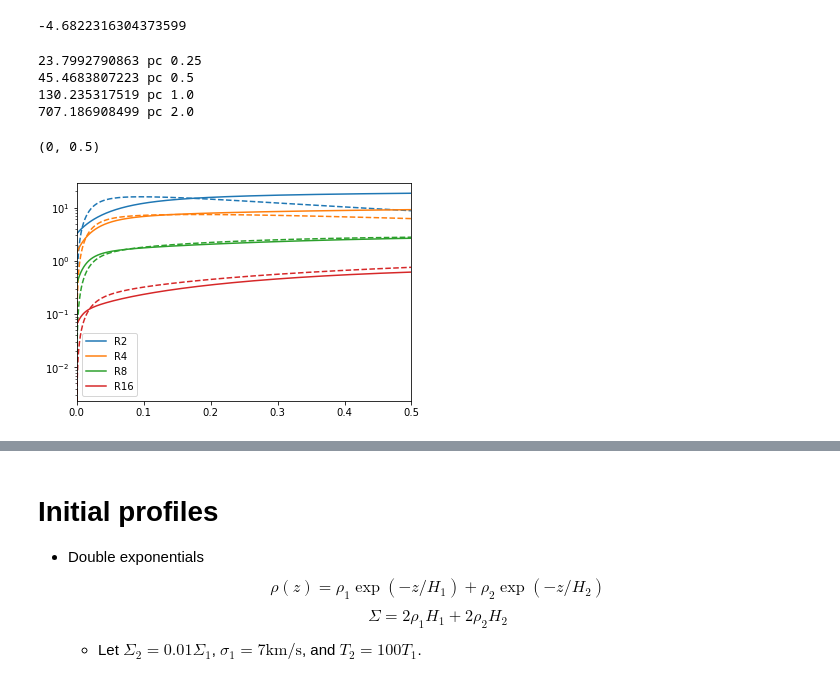
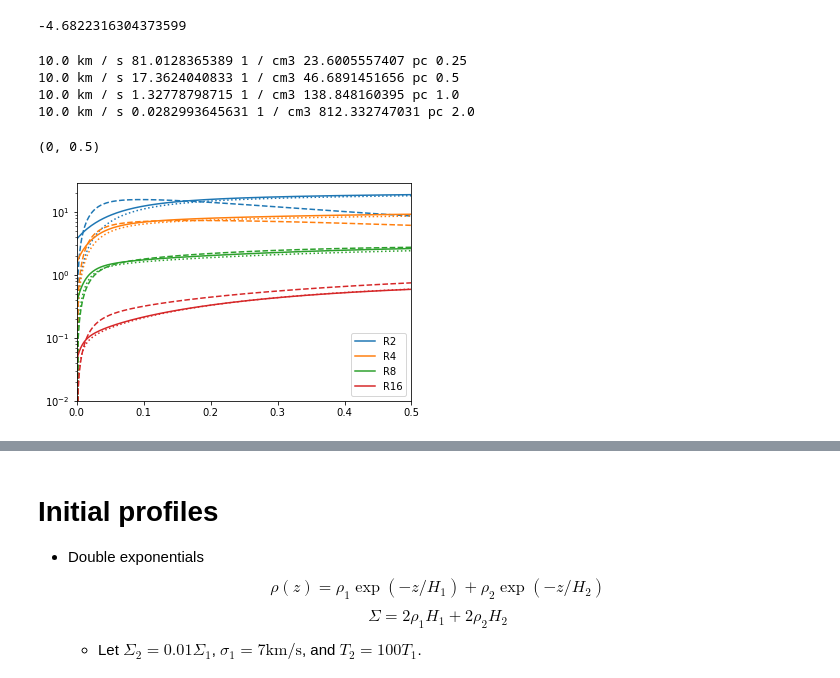
Before and after one commit to changgoo/pyathena, a Jupyter notebook: notebook/galaxy_model.ipynb, the cells around one changed output, grey strips where cells are left out. Saved outputs shown, nothing was run; the diff lists cells and outputs as text; code cells hidden in the pictures.

```diff
--- a/notebook/galaxy_model.ipynb
+++ b/notebook/galaxy_model.ipynb
@@ -106,9 +153,11 @@ Vgas1=np.sqrt(4*np.pi*c.G*Sigma_gas1*R_gas1*y1**2*(sp.iv(0,y1)*sp.kn(0,y1)-sp.iv
 Vgas2=np.sqrt(4*np.pi*c.G*Sigma_gas2*R_gas2*y2**2*(sp.iv(0,y2)*sp.kn(0,y2)-sp.iv(1,y2)*sp.kn(1,y2)))
 ystar=(R/2.0/R_star).cgs.value
 Vstar=np.sqrt(4*np.pi*c.G*Sigma_star0*R_star*ystar**2*(sp.iv(0,ystar)*sp.kn(0,ystar)-sp.iv(1,ystar)*sp.kn(1,ystar)))
-Vc=np.sqrt(Vnfw**2+Vgas1**2+Vgas2**2+Vstar**2)
+Vbulge=np.sqrt(c.G*Mb/R)
+Vc=np.sqrt(Vnfw**2+Vgas1**2+Vgas2**2+Vstar**2+Vbulge**2)
 plt.plot(R.to('kpc'),Vc.to('km/s'),label='total')
 plt.plot(R.to('kpc'),Vnfw.to('km/s'),label='dark matter')
+plt.plot(R.to('kpc'),Vbulge.to('km/s'),label='bulge')
 plt.plot(R.to('kpc'),Vgas.to('km/s'),label='gas')
 plt.plot(R.to('kpc'),Vstar.to('km/s'),label='star')
 plt.plot(8,28*8,'o')
@@ -168,13 +214,15 @@ print 4*np.pi*JFUV0.to('Lsun/pc^2')
 Sigma_FUV0=4*np.pi*JFUV0.to('Lsun/pc^2')
 kappad=1.e3*u.cm**2/u.g
 print kappad.to('pc^2/Msun')
-tauperp=(kappad*params['surf_gas']*c.M_sun/c.pc**2).cgs.value/np.exp(1)
+tauperp=(kappad*params['surf_gas']*c.M_sun/c.pc**2).cgs.value
 tau=np.linspace(0.1,20,1000)
 
 f=fslab(tauperp)
-print tauperp,f
+print tauperp
+print f
 print Sigma_FUV0/f
-params['surf_fuv0']=Sigma_FUV0/f
+print Sigma_FUV0*f[2]/f
+params['surf_fuv0']=Sigma_FUV0*f[2]/f
 plt.plot(tau,fslab(tau))
 plt.plot(tauperp,f,'o')
 plt.plot(tau,1/tau,ls=':')
@@ -217,0 +316,9 @@ R16 &   0.245 &   11.6 &      16 & 0.00142 &   0.00349 &       4.35 &      1.76
+# %%
+for l,p in model.T.iteritems():
+    prof=initial(p)
+    r=p['radius']
+    l,=plt.plot(z,-gdm(z*r*c.kpc,p).cgs)
+    plt.plot(z,-gdm2(z*r*c.kpc,p).cgs,color=l.get_color(),ls='--')
+    plt.plot(z,-gdm3(z*r*c.kpc,p).cgs,color=l.get_color(),ls=':')
+
+plt.yscale('log')
@@ -262,7 +371,7 @@ class initial(object):
             phitot=self.phiext(z)+self.phisg(z,H.to('pc'))
             phitot=phitot.to('km^2/s^2')
 
-            rho10=n0*1.4*c.m_p
+            rho10=n0*1.4271*c.m_p
             rho20=0.00001*rho10
             rho1=rho10*np.exp(-(phitot-phitot.min())/self.sig1**2)
             rho2=rho20*np.exp(-(phitot-phitot.min())/self.sig2**2)
@@ -278,7 +387,7 @@ class initial(object):
     def den(self,z):
         phitot=self.phiext(z)+self.phisg(z,self.H)
         phitot=phitot.to('km^2/s^2')
-        rho10=self.n0*1.4*c.m_p
+        rho10=self.n0*1.4271*c.m_p
         rho20=0.00001*rho10
         rho1=rho10*np.exp(-(phitot-phitot.min())/self.sig1**2)
         rho2=rho20*np.exp(-(phitot-phitot.min())/self.sig2**2)
@@ -369,25 +478,26 @@ evaluatezforces(MWPotential,0.25,1)*bovy_conversion.force_in_kmsMyr(220.,8.)
 # %%
 for l,p in model.T.iteritems():
     prof=initial(p)
-    z=np.linspace(0,0.5,1000)
+    z=np.linspace(0,2,1000)
     r=p['radius']
     prof.set_n0(z*r*u.kpc)
-    print prof.H,r/8.
+    print prof.sig1,prof.n0,prof.H,r/8.
     l,=plt.plot(z,-prof.gext(z*r*u.kpc).to('km/s/Myr')-prof.gsg(z*r*u.kpc,prof.H).to('km/s/Myr'),label=l)
+    plt.plot(z,-gz(z*r*u.kpc,p).to('km/s/Myr'),color=l.get_color(),ls=':')
     fz=[]
     for zz in z:
         fz.append(-evaluatezforces(MWPotential2014,r/8.,zz)*bovy_conversion.force_in_kmsMyr(220.,8.))
     plt.plot(z,fz,color=l.get_color(),ls='--')
 plt.legend()
 plt.yscale('log')
 plt.xlim(0,0.5)
 # %% [output]
-23.7992790863 pc 0.25
-45.4683807223 pc 0.5
-130.235317519 pc 1.0
-707.186908499 pc 2.0
+10.0 km / s 81.0128365389 1 / cm3 23.6005557407 pc 0.25
+10.0 km / s 17.3624040833 1 / cm3 46.6891451656 pc 0.5
+10.0 km / s 1.32778798715 1 / cm3 138.848160395 pc 1.0
+10.0 km / s 0.0282993645631 1 / cm3 812.332747031 pc 2.0
 (0, 0.5)
-[figure, old version]
+[figure, new version]
 # %%
 for l,p in model.T.iteritems():
     prof=initial(p)
```
Also changed, not shown: parts of 24 cells of this notebook, 1 other file.
